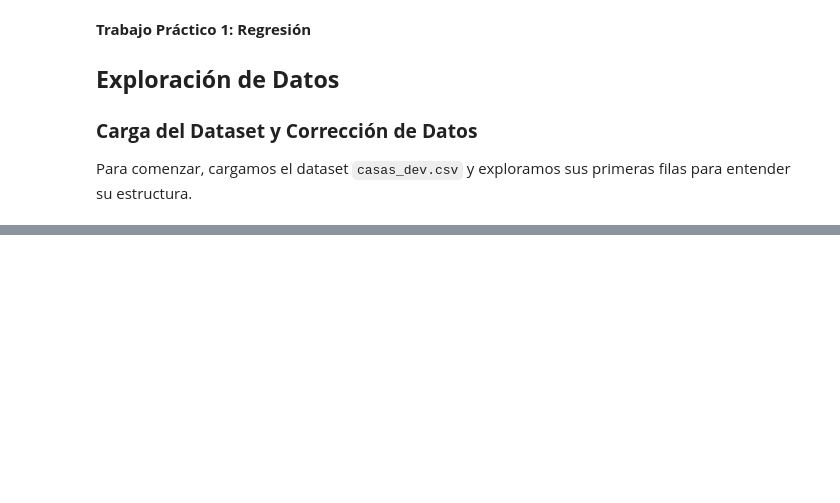
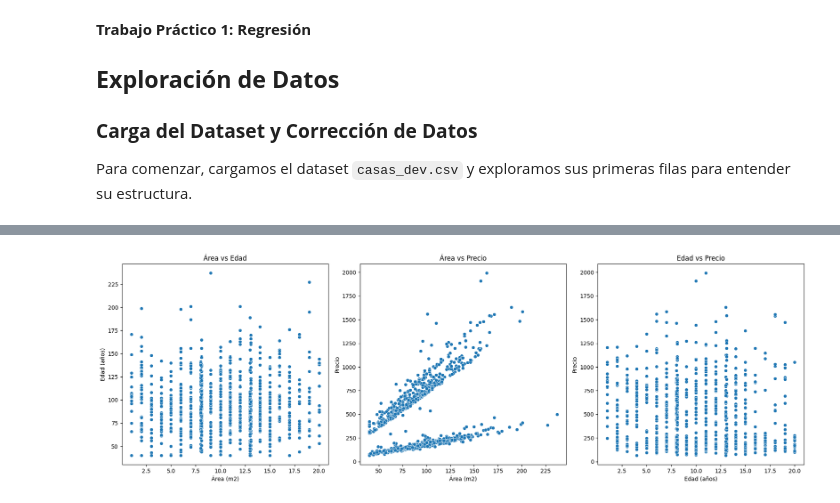
Before and after one commit to elianaostro/ML, a Jupyter notebook: Ostrovsky_Eliana_TP1/notebooks/Entrega_TP1.ipynb, the cells around one changed output, grey strips where cells are left out. Saved outputs shown, nothing was run; the diff lists cells and outputs as text; code cells hidden in the pictures; blank space fills up the shorter version.

```diff
--- a/Ostrovsky_Eliana_TP1/notebooks/Entrega_TP1.ipynb
+++ b/Ostrovsky_Eliana_TP1/notebooks/Entrega_TP1.ipynb
@@ -781,0 +120,4 @@ Error cuadrático medio en train: 209405.87838920817
+# %%
+graficos.plot_scatterplots(df)
+# %% [output]
+[figure, added]
```
Also changed, not shown: parts of 94 cells of this notebook, 29 other files.
